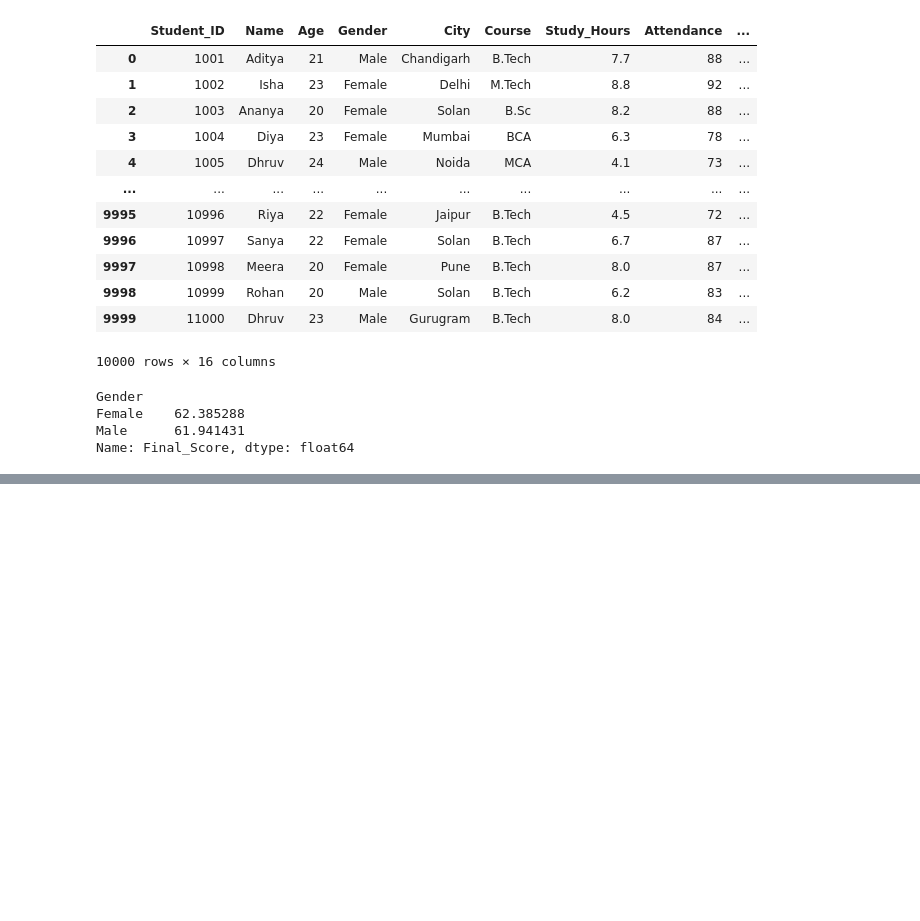
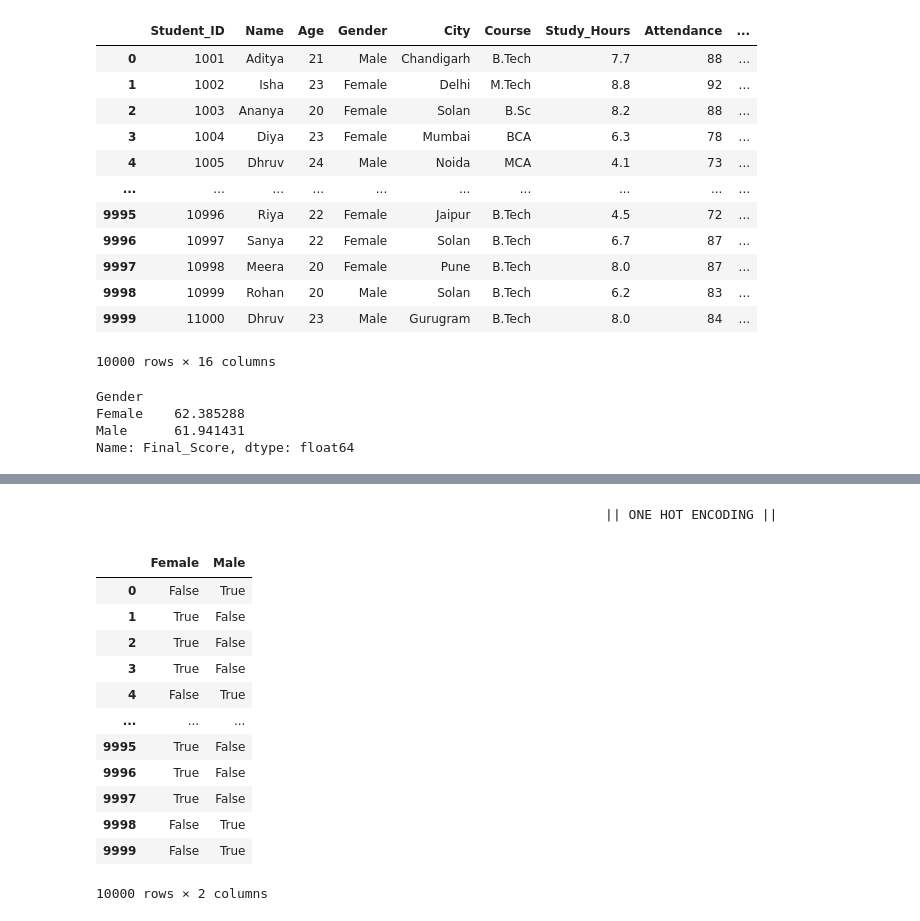
Before and after one commit to VanshJaswal1/python-libraries, a Jupyter notebook: Pandas/panda.ipynb, the cells around one changed output, grey strips where cells are left out. Saved outputs shown, nothing was run; the diff lists cells and outputs as text; code cells hidden in the pictures; blank space fills up the shorter version.

```diff
--- a/Pandas/panda.ipynb
+++ b/Pandas/panda.ipynb
@@ -390,0 +442,18 @@ Name: Final_Score, dtype: float64
+# %% [markdown]
+                                                                   || ONE HOT ENCODING ||
+# %%
+pd.get_dummies(df["Gender"])
+# %% [output]
+|  | Female | Male |
+| 0 | False | True |
+| 1 | True | False |
+| 2 | True | False |
+| 3 | True | False |
+| 4 | False | True |
+| ... | ... | ... |
+| 9995 | True | False |
+| 9996 | True | False |
+| 9997 | True | False |
+| 9998 | False | True |
+| 9999 | False | True |
+10000 rows × 2 columns
```
Also changed, not shown: parts of 13 cells of this notebook.
